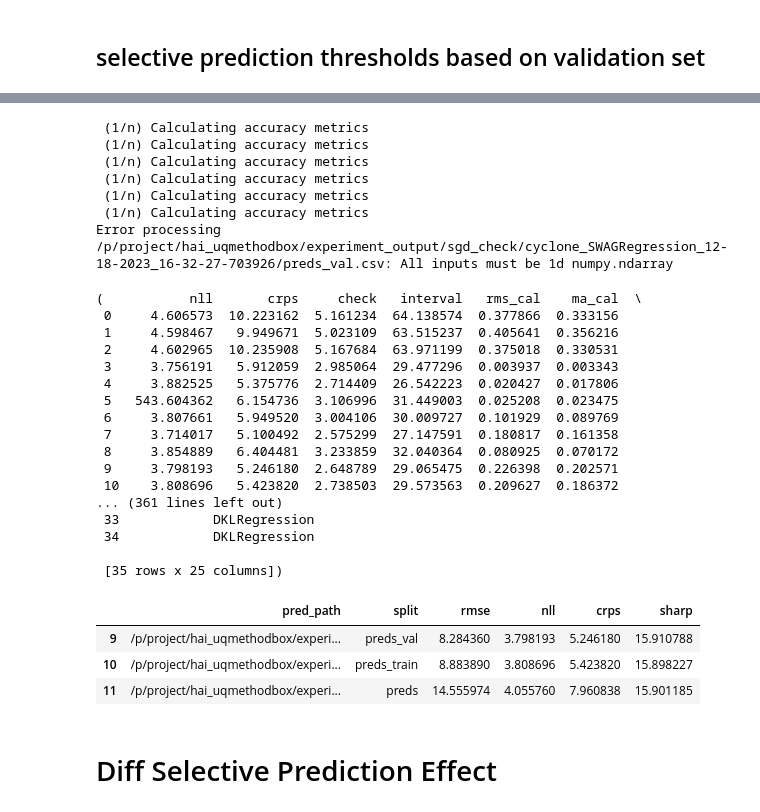
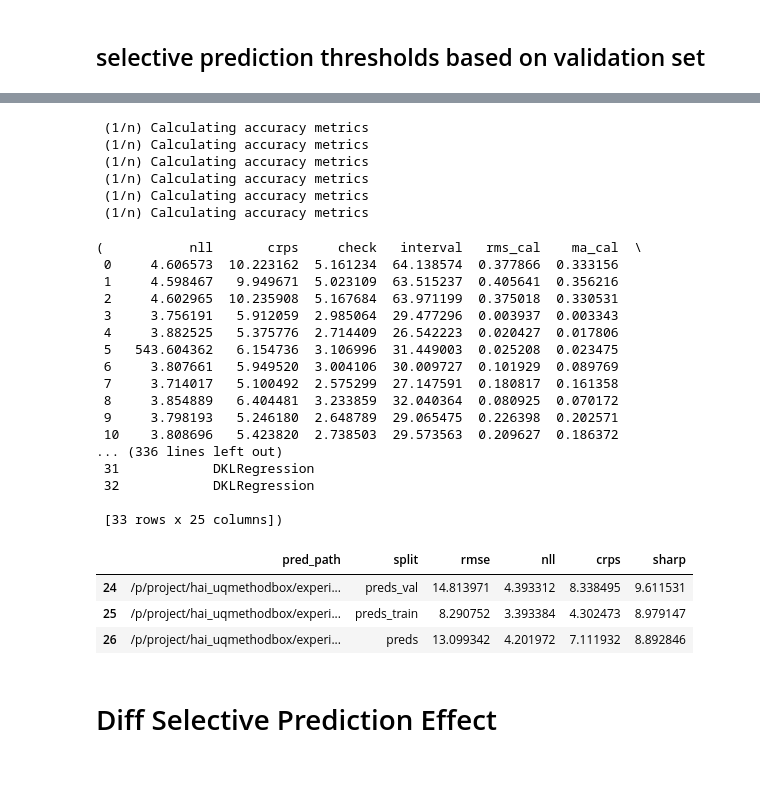
Before and after one commit to nilsleh/tropical_cyclone_uq, a Jupyter notebook: src/results_tropical.ipynb, the cells around one changed output, grey strips where cells are left out. Cells and saved outputs as stored; diff of their text form; code cells hidden in the pictures; blank space fills up the shorter version.

```diff
--- a/src/results_tropical.ipynb
+++ b/src/results_tropical.ipynb
@@ -46,7 +49,7 @@ paths = [file for directory in directories for file in glob.glob(os.path.join(di
 
 
 # selective prediction threshold
-SELECTIVE_THRESH = 9
+SELECTIVE_THRESH = 12
 
 # https://www.nhc.noaa.gov/aboutsshws.php
 # wind speed is in knots in this competition
@@ -398,7 +400,6 @@ uq_metric_df, selective_df
  (1/n) Calculating accuracy metrics
  (1/n) Calculating accuracy metrics
  (1/n) Calculating accuracy metrics
-Error processing /p/project/hai_uqmethodbox/experiment_output/sgd_check/cyclone_SWAGRegression_12-18-2023_16-32-27-703926/preds_val.csv: All inputs must be 1d numpy.ndarray
 (           nll       crps     check   interval   rms_cal    ma_cal  \
  0     4.606573  10.223162  5.161234  64.138574  0.377866  0.333156
  1     4.598467   9.949671  5.023109  63.515237  0.405641  0.356216
@@ -411,19 +412,19 @@ Error processing /p/project/hai_uqmethodbox/experiment_output/sgd_check/cyclone_
  8     3.854889   6.404481  3.233859  32.040364  0.080925  0.070172
  9     3.798193   5.246180  2.648789  29.065475  0.226398  0.202571
  10    3.808696   5.423820  2.738503  29.573563  0.209627  0.186372
-... (361 lines left out)
- 33            DKLRegression
- 34            DKLRegression
+... (336 lines left out)
+ 31            DKLRegression
+ 32            DKLRegression
 
- [35 rows x 25 columns])
+ [33 rows x 25 columns])
 # %%
 with pd.option_context('display.max_colwidth', None):
-    display(uq_metric_df[uq_metric_df["uqmethod"]=="DeepEnsembleRegression"][["pred_path","split", "rmse", "nll", "crps", "sharp"]])
+    display(uq_metric_df[uq_metric_df["uqmethod"]=="BNN_VI_ELBO_Regression"][["pred_path","split", "rmse", "nll", "crps", "sharp"]])
 # %% [output]
 |  | pred_path | split | rmse | nll | crps | sharp |
-| 9 | /p/project/hai_uqmethodbox/experi... | preds_val | 8.284360 | 3.798193 | 5.246180 | 15.910788 |
-| 10 | /p/project/hai_uqmethodbox/experi... | preds_train | 8.883890 | 3.808696 | 5.423820 | 15.898227 |
-| 11 | /p/project/hai_uqmethodbox/experi... | preds | 14.555974 | 4.055760 | 7.960838 | 15.901185 |
+| 24 | /p/project/hai_uqmethodbox/experi... | preds_val | 14.813971 | 4.393312 | 8.338495 | 9.611531 |
+| 25 | /p/project/hai_uqmethodbox/experi... | preds_train | 8.290752 | 3.393384 | 4.302473 | 8.979147 |
+| 26 | /p/project/hai_uqmethodbox/experi... | preds | 13.099342 | 4.201972 | 7.111932 | 8.892846 |
 # %% [markdown]
 # Diff Selective Prediction Effect
 # %% [markdown]
```
Also changed, not shown: parts of 27 cells of this notebook.
